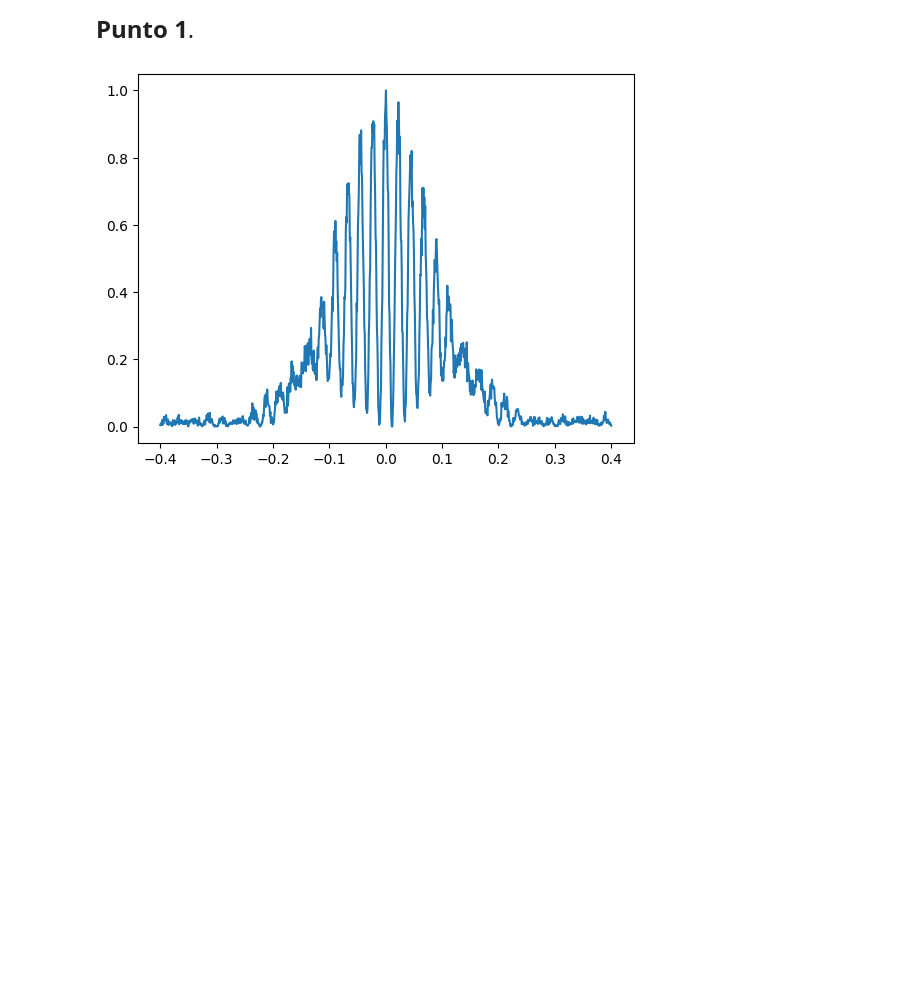
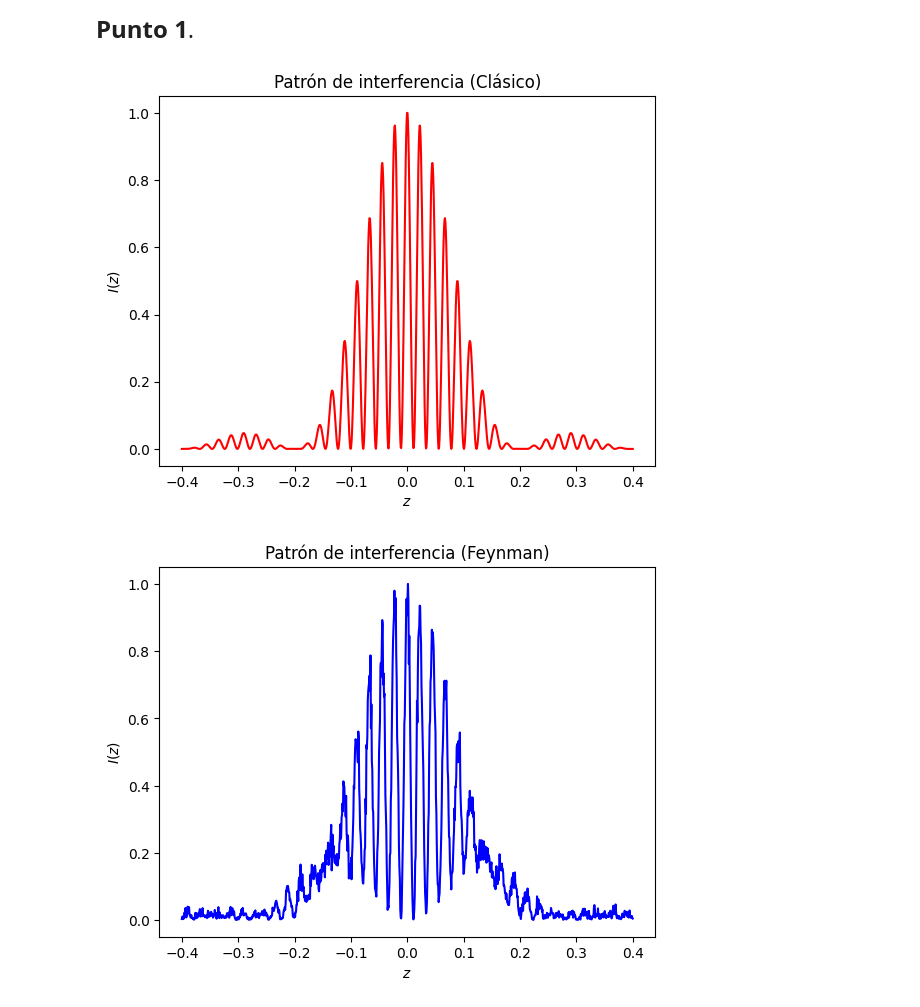
Before and after one commit to danielF235/Met-Comp2-G15, a Jupyter notebook: taller5.ipynb, the cells around one changed output. Drawn from its saved outputs; the diff is of its cells as text; code cells hidden in the pictures; blank space fills up the shorter version.

```diff
--- a/taller5.ipynb
+++ b/taller5.ipynb
@@ -12,31 +14,49 @@ import matplotlib.cm as cm
 # %%
 A = 0.1 #cm
 long_onda = 670e-7 #cm
 D1 = 30 #cm
 D2 = 30 #cm
 a = 0.01 #cm
 d = 0.09 #cm
 signo = np.array([-1,1])
 N = 10000
 
+def intensities_classical(z):
+    theta = np.arctan2(z,D2)
+    term1 = (np.cos((np.pi*d/long_onda)*np.sin(theta)))**2
+    term2 = (np.sinc((a/long_onda)*np.sin(theta)))**2
+    return term1*term2
 
-def intensities(x,y,z):
+def intensities_feynman(x,y,z):
     term1 = np.exp(2j * np.pi / long_onda * (D1 + D2))
     term2 = np.exp(np.pi * 1j / (long_onda * D1) * (x - y*np.random.choice(signo, N))**2)
     term3 = np.exp(np.pi * 1j / (long_onda * D1) * (z - y*np.random.choice(signo, N))**2)
     return np.mean(term1 * term2 * term3)
 
 z = np.linspace(-0.4, 0.4, 1000)
 
-p = np.zeros(len(z))
+p1 = np.zeros(len(z))
+p2 = np.zeros(len(z))
 
 for i in range(len(z)):
     x = np.random.uniform(-A/2, A/2, size=N)
     y = np.random.uniform(d/2-a/2, d/2+a/2, size=N)
-    p[i] = np.absolute(intensities(x,y,z[i]))**2
+    p1[i] = intensities_classical(z[i])
+    p2[i] = np.absolute(intensities_feynman(x,y,z[i]))**2
 
-p = p/p[np.argmax(p)]
-plt.plot(z, p)
+p1 = p1/p1[np.argmax(p1)]
+p2 = p2/p2[np.argmax(p2)]
+plt.plot(z, p1, c="r")
+plt.title("Patrón de interferencia (Clásico)")
+plt.ylabel(r"$I(z)$")
+plt.xlabel(r"$z$")
 plt.show()
+plt.plot(z, p2, c="b")
+plt.title("Patrón de interferencia (Feynman)")
+plt.ylabel(r"$I(z)$")
+plt.xlabel(r"$z$")
+plt.show()
+#Falta el bono
 # %% [output]
-[figure, old version]
+[figure, new version]
+[figure, added]
```
Also changed, not shown: parts of 4 cells of this notebook.
